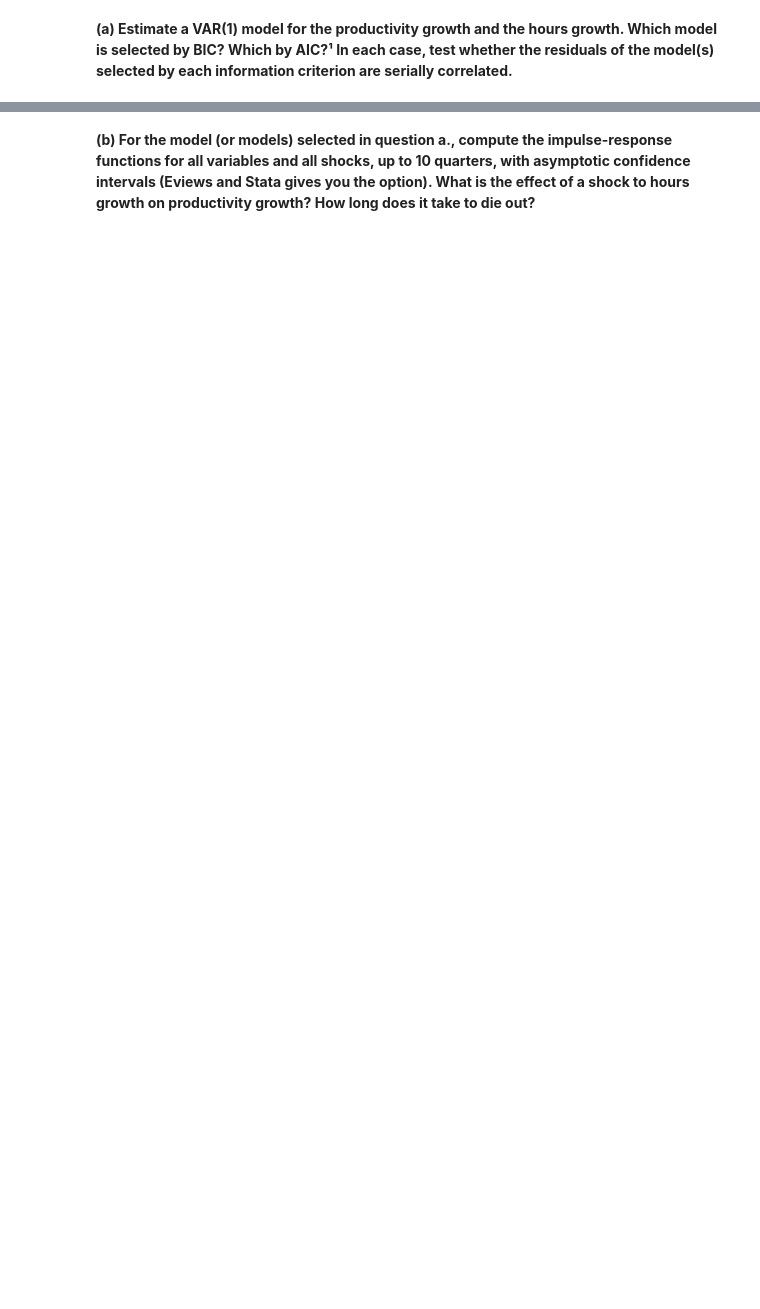
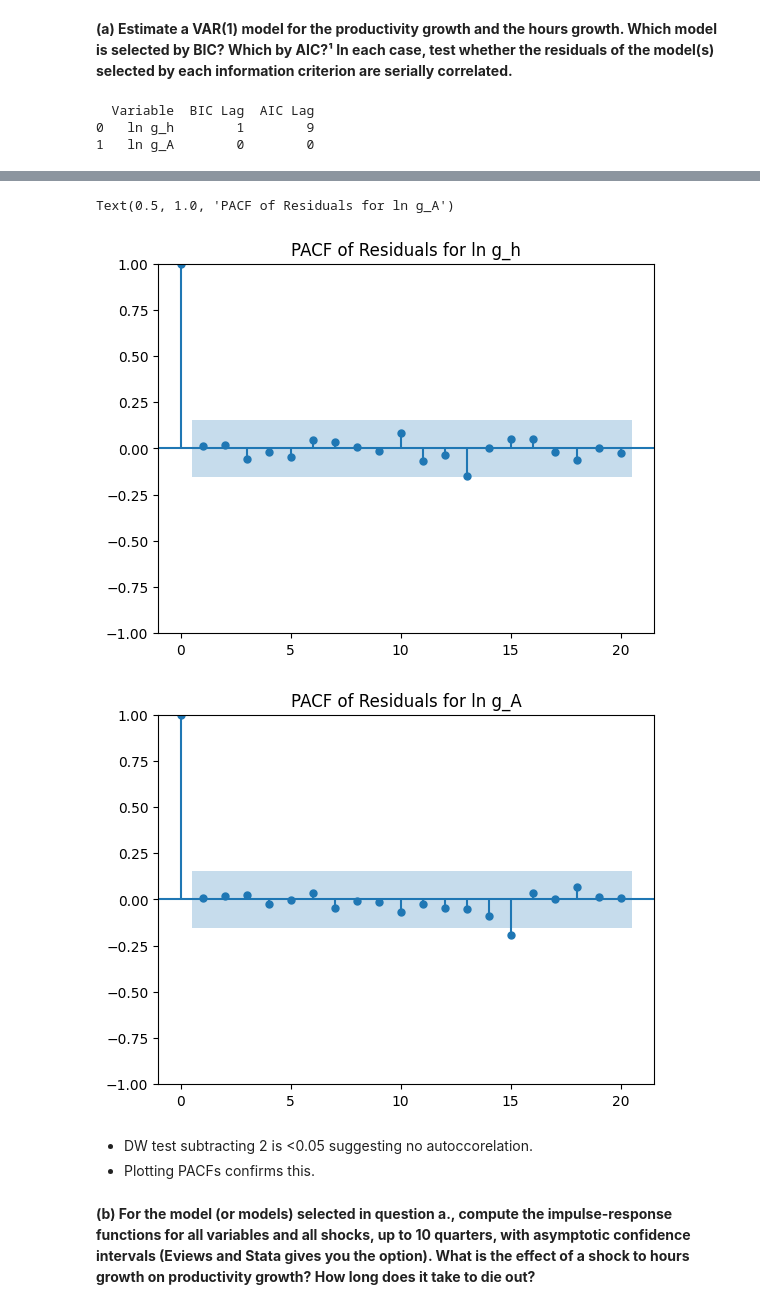
Before and after one commit to theLAZYmd/ucl-tse-ECON0058, a Jupyter notebook: W8PS7 - VARs/AL - W8PS7 - transcribed.ipynb, the cells around one changed output, grey strips where cells are left out. Drawn from its saved outputs; the diff is of its cells as text; code cells hidden in the pictures; blank space fills up the shorter version.

```diff
--- a/W8PS7 - VARs/AL - W8PS7 - transcribed.ipynb
+++ b/W8PS7 - VARs/AL - W8PS7 - transcribed.ipynb
@@ -2,0 +15,20 @@
+# %%
+import pandas as pd
+import numpy as np
+
+raw_hours = process_rtf_to_df('data/hours.rtf')
+raw_real_gdp = process_rtf_to_df('data/realgdp.rtf')
+
+# Import hours.rtf and realgdp.rtf as a column of values. These represent quarterly data from 1964:Q2 to 2007:Q3.
+# Merge the two raw dataframes
+df = pd.concat([raw_hours, raw_real_gdp], axis=1)
+df.columns = ['Hours', 'Real GDP']
+date_range = pd.date_range(start='1964-03-30', end='2007-09-30', freq='QE')
+date_q = date_range.to_period('Q')
+df.insert(0, 'Quarter', date_q)
+
+df['Prod'] = df['Real GDP'] / df['Hours']
+df['ln g_h'] = df['Hours'].pct_change().apply(lambda x: np.log(1 + x))
+df['ln g_A'] = df['Prod'].pct_change().apply(lambda x: np.log(1 + x))
+
+df.head()
@@ -3,2 +42,55 @@
 # %% [markdown]
 **(a) Estimate a VAR(1) model for the productivity growth and the hours growth. Which model is selected by BIC? Which by AIC?¹ In each case, test whether the residuals of the model(s) selected by each information criterion are serially correlated.**
+# %%
+
+from statsmodels.tsa.ar_model import ar_select_order
+
+bic_gh = ar_select_order(df['ln g_h'].dropna(), maxlag=10, ic='bic')
+bic_ga = ar_select_order(df['ln g_A'].dropna(), maxlag=10, ic='bic')
+aic_gh = ar_select_order(df['ln g_h'].dropna(), maxlag=10, ic='aic')
+aic_ga = ar_select_order(df['ln g_A'].dropna(), maxlag=10, ic='aic')
+
+# Create a function parse_lag which extracts the optimal lag order from the aic and bic of each variable
+def parse_lag(result: ar_select_order) -> int:
+	if result.ar_lags is not None:
+		return result.ar_lags[-1]
+	else:
+		return 0
+
+df_ic = pd.DataFrame({
+	'Variable': ['ln g_h', 'ln g_A'],
+	'BIC Lag': [parse_lag(bic_gh), parse_lag(bic_ga)],
+	'AIC Lag': [parse_lag(aic_gh), parse_lag(aic_ga)]
+})
+print(df_ic)
+# %% [output]
+  Variable  BIC Lag  AIC Lag
+0   ln g_h        1        9
+1   ln g_A        0        0
+# %%
+from statsmodels.tsa.api import VAR
+
+lags = max(parse_lag(aic_gh), parse_lag(aic_ga))
+
+# Filter out rows where growth was negative or zero, as log of non-positive numbers is undefined
+var_data = df[['ln g_h', 'ln g_A']].replace([np.inf, -np.inf], np.nan).dropna()
+
+model_var = VAR(var_data)
+results_var = model_var.fit(lags)
+summary_var = str(results_var.summary())
+print(summary_var)
+
+# Test for autocorrelation in the residuals using the Durbin-Watson test
+from statsmodels.stats.stattools import durbin_watson
+dw_stat = durbin_watson(results_var.resid) - 2
+print(f'Durbin-Watson statistic: {dw_stat}')
+
+# Test for autocorrelation by plotting the PACF of the residuals
+from statsmodels.graphics.tsaplots import plot_pacf
+import matplotlib.pyplot as plt
+plot_pacf(results_var.resid['ln g_h'].dropna(), lags=20)
+plt.title('PACF of Residuals for ln g_h')
+
+plot_pacf(results_var.resid['ln g_A'].dropna(), lags=20)
+plt.title('PACF of Residuals for ln g_A')
+# %% [output]
@@ -5,2 +114,8 @@
+Text(0.5, 1.0, 'PACF of Residuals for ln g_A')
+[figure, added]
+[figure, added]
+# %% [markdown]
+- DW test subtracting 2 is <0.05 suggesting no autoccorelation.
+- Plotting PACFs confirms this.
 # %% [markdown]
 **(b) For the model (or models) selected in question a., compute the impulse-response functions for all variables and all shocks, up to 10 quarters, with asymptotic confidence intervals (Eviews and Stata gives you the option). What is the effect of a shock to hours growth on productivity growth? How long does it take to die out?**
```
Also changed, not shown: parts of 23 cells of this notebook, 1 other file.
